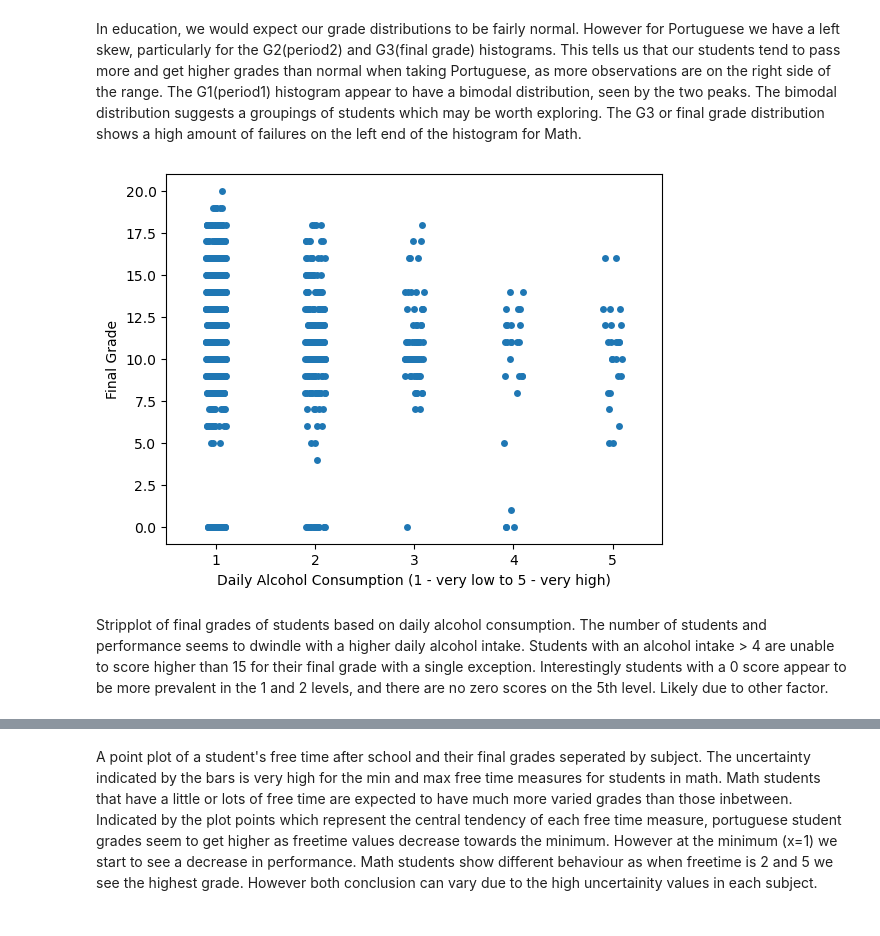
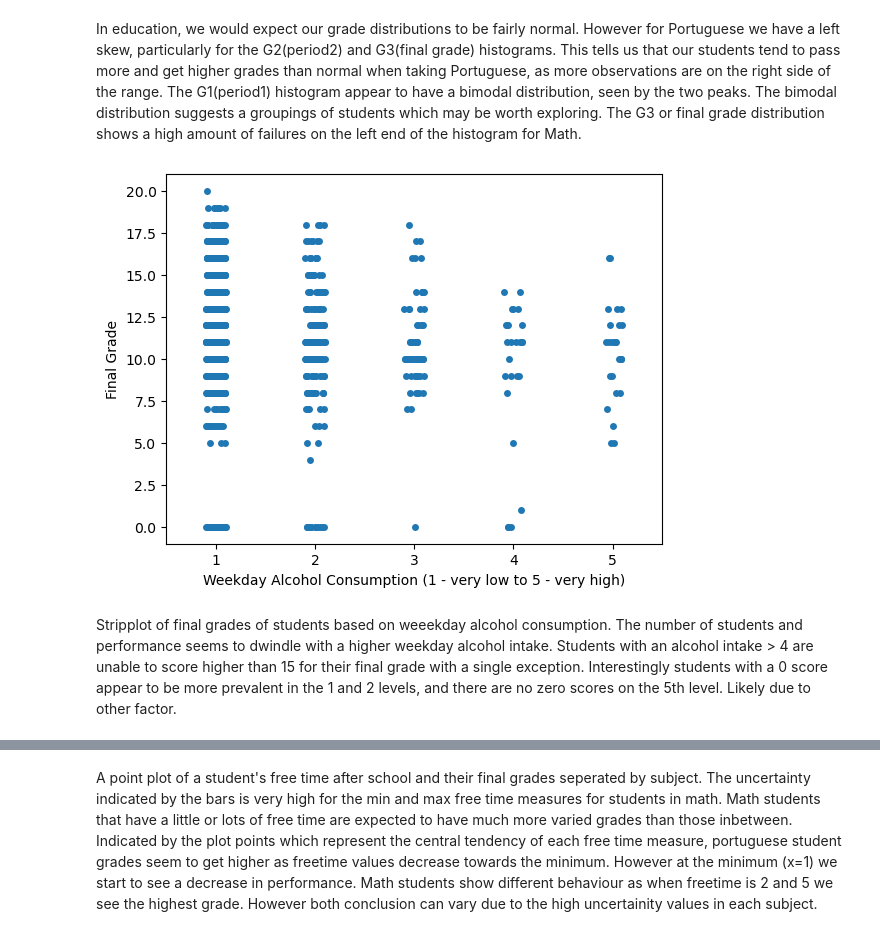
Before and after one commit to ubco-W2022T1-cosc301/project-group05, a Jupyter notebook: notebooks/analysis2.ipynb, the cells around one changed output, grey strips where cells are left out. Cells and saved outputs as stored; diff of their text form; code cells hidden in the pictures.

Commit message:
#20 | Completed task 4 individuallly as discussed in class. Provided some analysis and answering of my research question with plots. Fixed some lingering issues and made improvement to report

```diff
--- a/notebooks/analysis2.ipynb
+++ b/notebooks/analysis2.ipynb
@@ -279,14 +279,14 @@ In education, we would expect our grade distributions to be fairly normal. Howev
 # %%
 import seaborn as sns
 
 sns.stripplot(x='Dalc', y='G3', data=df, size=5)
 plt.ylabel('Final Grade')
-plt.xlabel('Daily Alcohol Consumption (1 - very low to 5 - very high)')
+plt.xlabel('Weekday Alcohol Consumption (1 - very low to 5 - very high)')
 plt.show()
 # %% [output]
-[figure, old version]
+[figure, new version]
 # %% [markdown]
-Stripplot of final grades of students based on daily alcohol consumption. The number of students and performance seems to dwindle with a higher daily alcohol intake. Students with an alcohol intake > 4 are unable to score higher than 15 for their final grade with a single exception. Interestingly students with a 0 score appear to be more prevalent in the 1 and 2 levels, and there are no zero scores on the 5th level. Likely due to other factor.
+Stripplot of final grades of students based on weeekday alcohol consumption. The number of students and performance seems to dwindle with a higher weekday alcohol intake. Students with an alcohol intake > 4 are unable to score higher than 15 for their final grade with a single exception. Interestingly students with a 0 score appear to be more prevalent in the 1 and 2 levels, and there are no zero scores on the 5th level. Likely due to other factor.
 # %%
 df_temp = df.copy(deep=True)
 sns.pointplot(data=df, x="freetime", y="G3", hue= "subject",  dodge=True)
```
Also changed, not shown: parts of 14 cells of this notebook, 1 other file.
